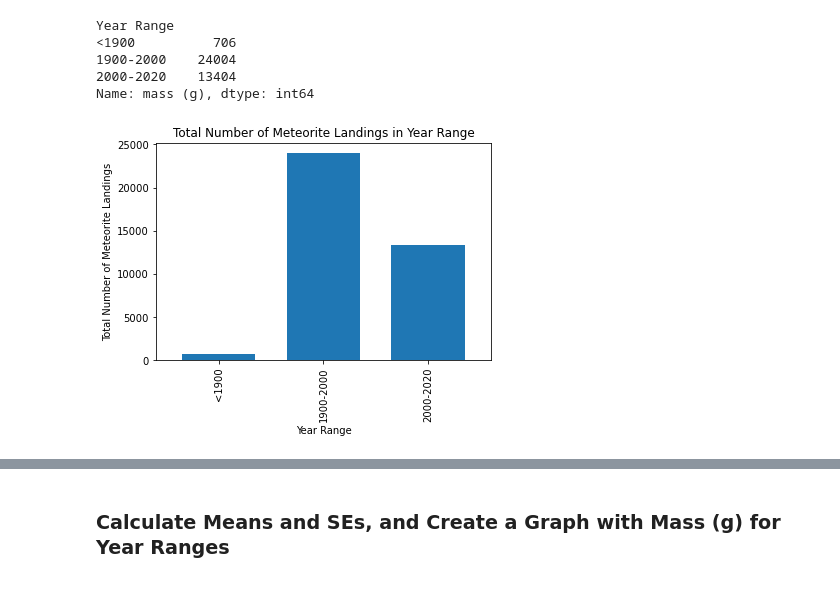
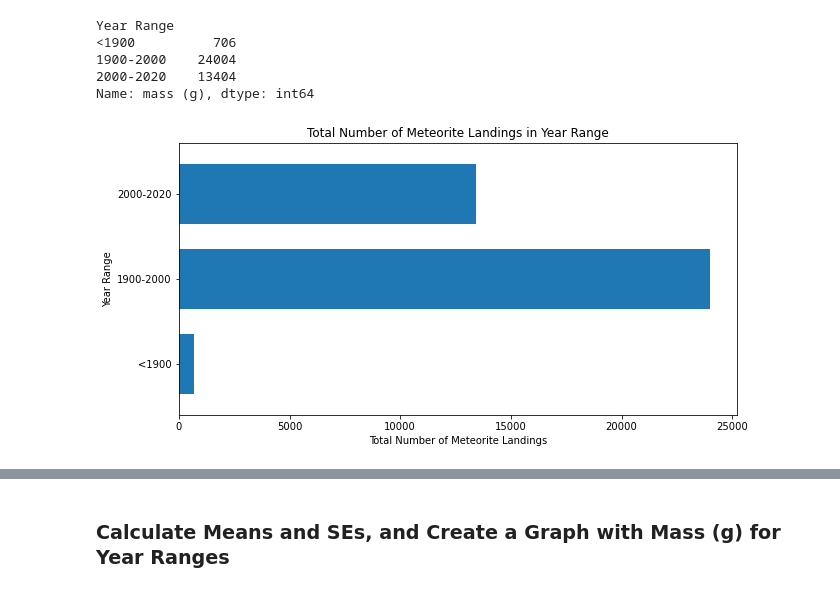
Before and after one commit to jessyoder/Project-1-Meteorites, a Jupyter notebook: Nasa_Meteorite_Data_Graphs.ipynb, the cells around one changed output, grey strips where cells are left out. Drawn from its saved outputs; the diff is of its cells as text; code cells hidden in the pictures.

```diff
--- a/Nasa_Meteorite_Data_Graphs.ipynb
+++ b/Nasa_Meteorite_Data_Graphs.ipynb
@@ -183,14 +225,15 @@ Year Range
 Name: mass (g), dtype: int64
 # %%
 # Bar graph
-clean_meteorite_landings_count_df.plot(kind='bar', width=0.7)
+plt.figure(figsize=(10,5))
+clean_meteorite_landings_count_df.plot(kind='barh', width=0.7)
 plt.title("Total Number of Meteorite Landings in Year Range")
-plt.xlabel("Year Range")
-plt.ylabel("Total Number of Meteorite Landings")
+plt.xlabel("Total Number of Meteorite Landings")
+plt.ylabel("Year Range")
 
-plt.savefig("01 Total Number of Meteorite Landings in Year Range")
+#plt.savefig("01 Total Number of Meteorite Landings in Year Range")
 plt.show()
 # %% [output]
-[figure, old version]
+[figure, new version]
 # %%
 # Pie Chart
```
Also changed, not shown: parts of 13 cells of this notebook, 12 other files.
